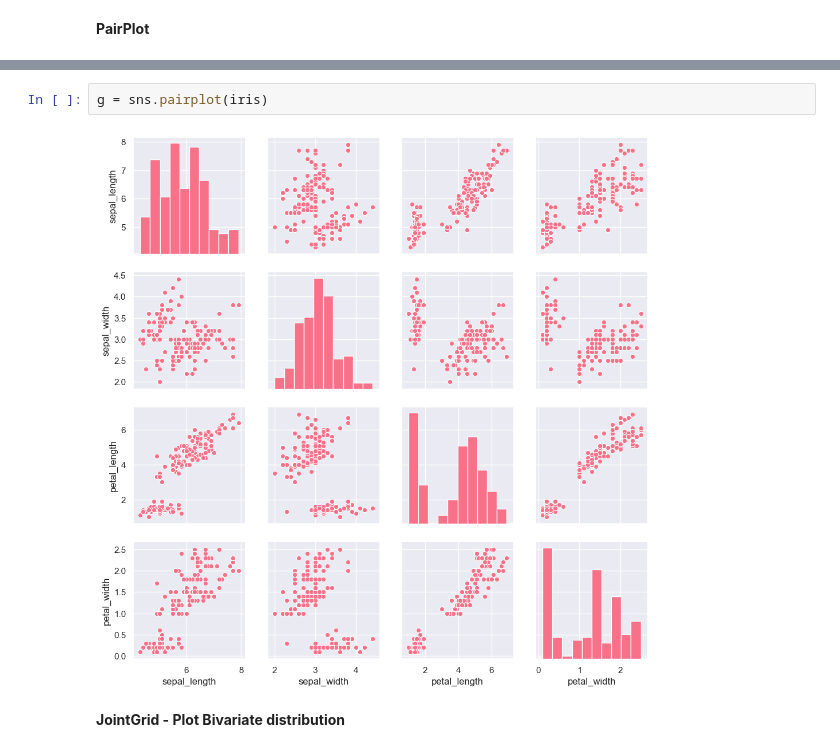
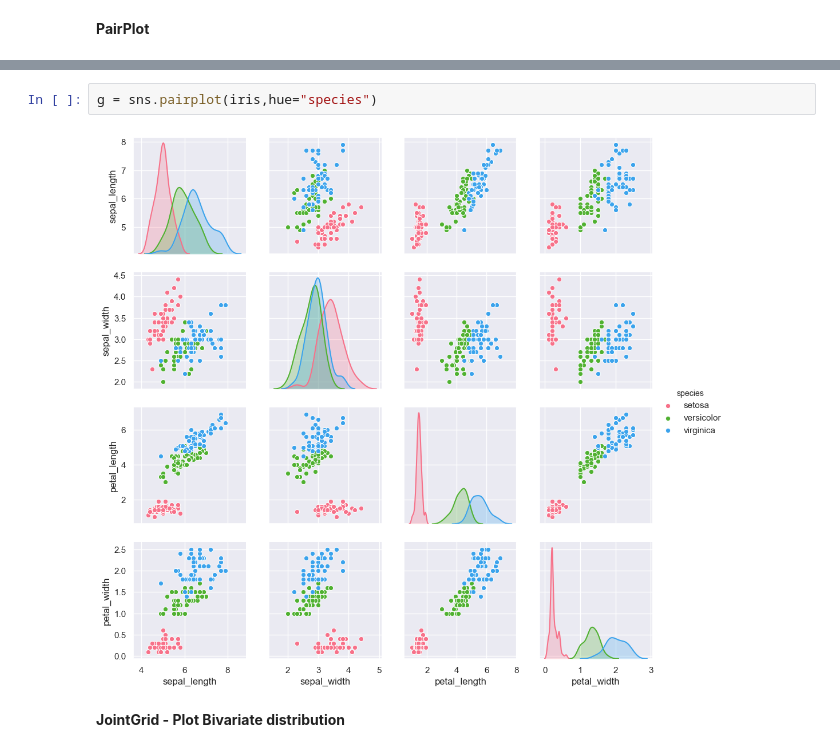
Before and after one commit to atal5/DataVisualizations, a Jupyter notebook: DataVisualizationInPython.ipynb, the cells around one changed output, grey strips where cells are left out. Cells and saved outputs as stored; diff of their text form.

Commit message:
Added Data Visualizations in python - Notebook

```diff
--- a/DataVisualizationInPython.ipynb
+++ b/DataVisualizationInPython.ipynb
@@ -78,7 +96,7 @@ h = h.map(plt.scatter)
 # %%
-g = sns.pairplot(iris)
+g = sns.pairplot(iris,hue="species")
 # %% [output]
-[figure, old version]
+[figure, new version]
 # %% [markdown]
 **JointGrid - Plot Bivariate distribution**
 # %%
```
Also changed, not shown: parts of 24 cells of this notebook.
